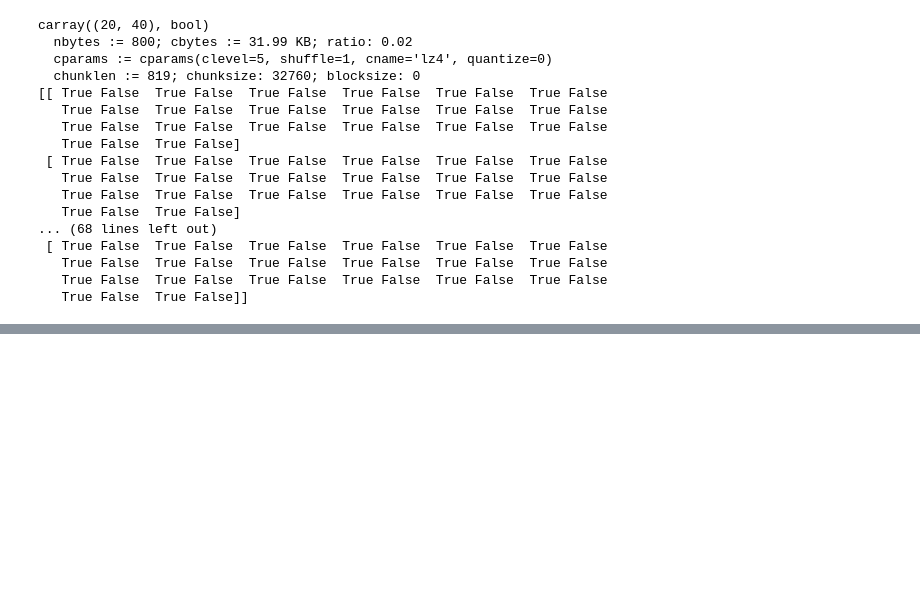
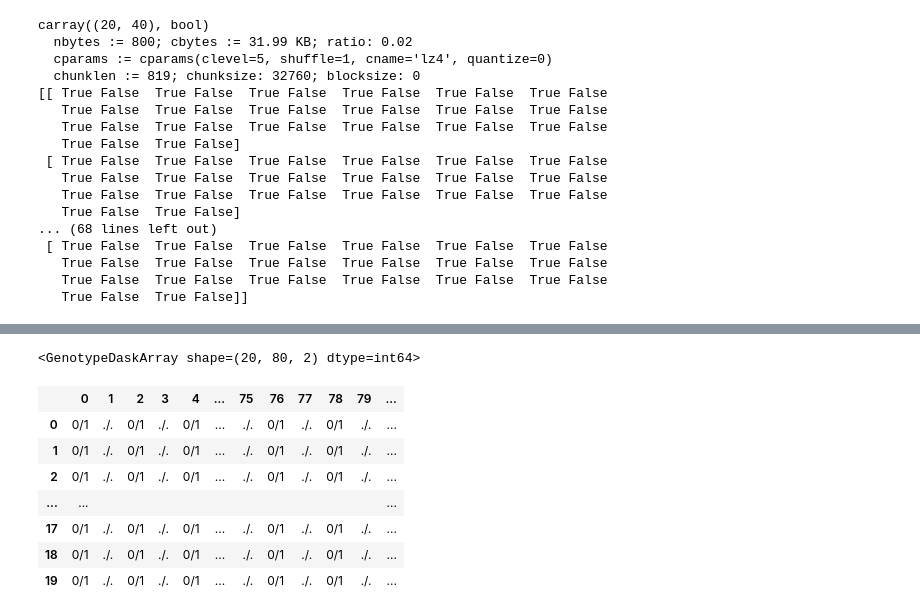
Before and after one commit to cggh/scikit-allel, a Jupyter notebook: notebooks/repr_html.ipynb, the cells around one changed output, grey strips where cells are left out. Cells and saved outputs as stored; diff of their text form; code cells hidden in the pictures; blank space fills up the shorter version.

```diff
--- a/notebooks/repr_html.ipynb
+++ b/notebooks/repr_html.ipynb
@@ -785,0 +854,12 @@ TypeError: Cannot change data-type for object array.
+# %%
+gd.concatenate(gd, axis=1)
+# %% [output]
+<GenotypeDaskArray shape=(20, 80, 2) dtype=int64>
+|  | 0 | 1 | 2 | 3 | 4 | ... | 75 | 76 | 77 | 78 | 79 | ... |
+| 0 | 0/1 | ./. | 0/1 | ./. | 0/1 | ... | ./. | 0/1 | ./. | 0/1 | ./. | ... |
+| 1 | 0/1 | ./. | 0/1 | ./. | 0/1 | ... | ./. | 0/1 | ./. | 0/1 | ./. | ... |
+| 2 | 0/1 | ./. | 0/1 | ./. | 0/1 | ... | ./. | 0/1 | ./. | 0/1 | ./. | ... |
+| ... | ... |  |  |  |  |  |  |  |  |  |  | ... |
+| 17 | 0/1 | ./. | 0/1 | ./. | 0/1 | ... | ./. | 0/1 | ./. | 0/1 | ./. | ... |
+| 18 | 0/1 | ./. | 0/1 | ./. | 0/1 | ... | ./. | 0/1 | ./. | 0/1 | ./. | ... |
+| 19 | 0/1 | ./. | 0/1 | ./. | 0/1 | ... | ./. | 0/1 | ./. | 0/1 | ./. | ... |
```
Also changed, not shown: parts of 52 cells of this notebook, 5 other files.
